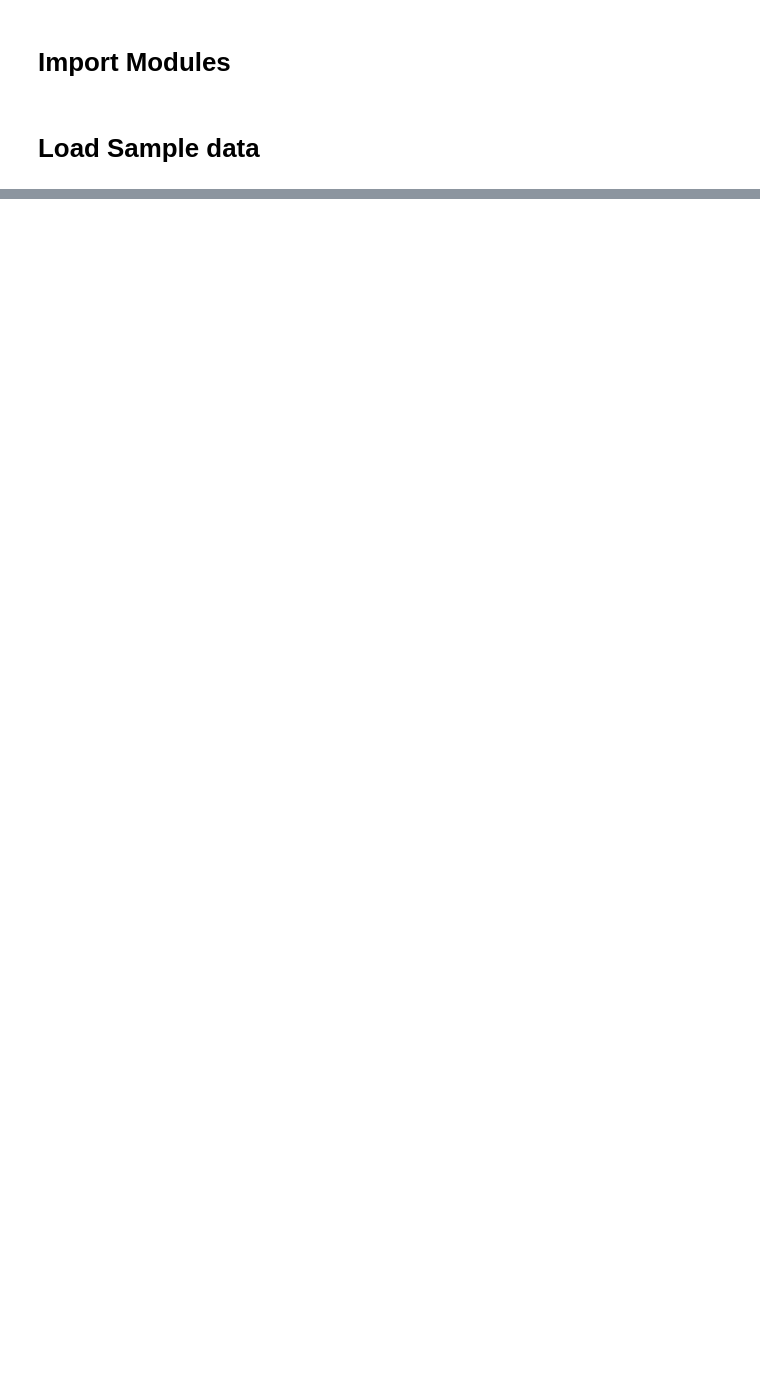
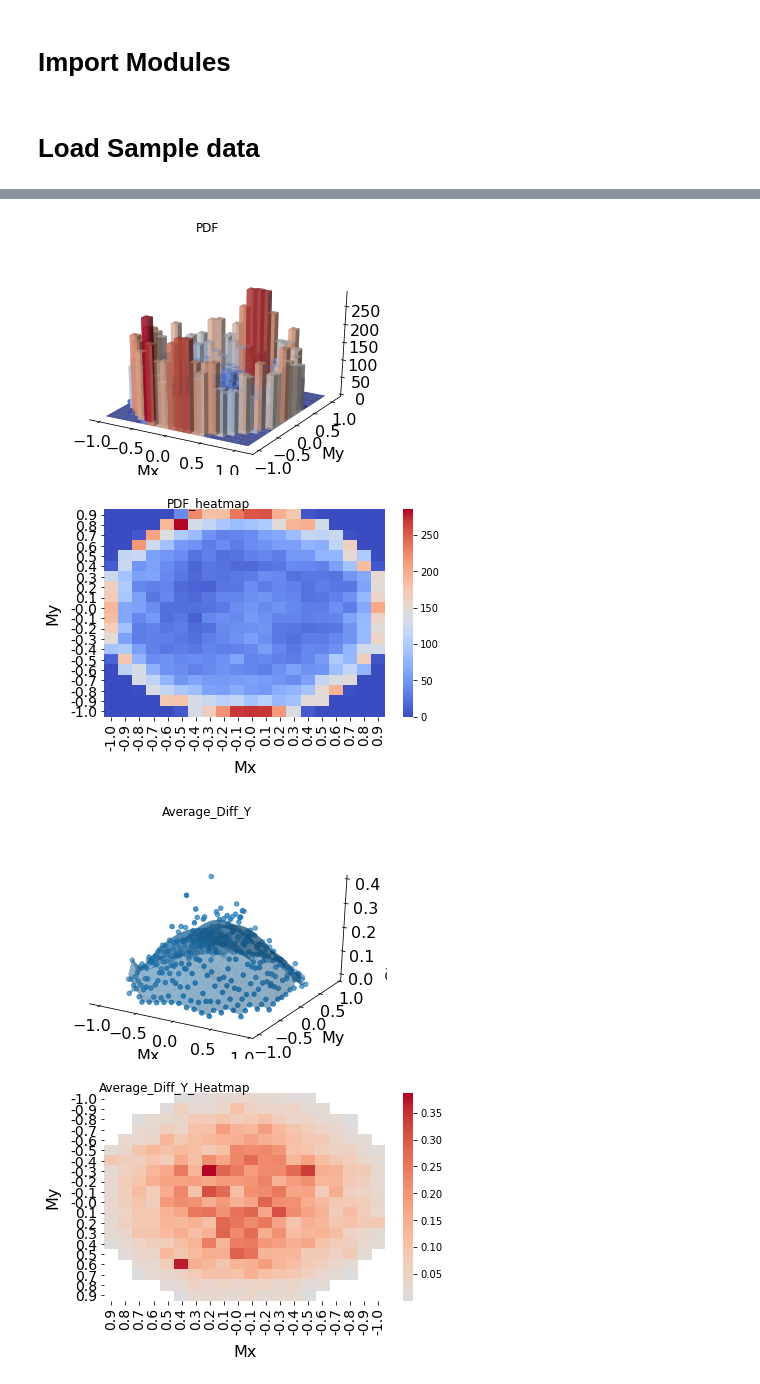
Before and after one commit to tee-lab/PyDaddy, a Jupyter notebook: notebooks/pyFish Vector Test.ipynb, the cells around one changed output, grey strips where cells are left out. Cells and saved outputs as stored; diff of their text form; code cells hidden in the pictures; blank space fills up the shorter version.

```diff
--- a/notebooks/pyFish Vector Test.ipynb
+++ b/notebooks/pyFish Vector Test.ipynb
@@ -112,0 +9,5 @@ out.save_data()
+# %%
+data = load_sample_data('data/vector/vector_data.csv')
+vel_x = data[:,0]
+vel_y = data[:,1]
+tint = 0.12
@@ -112,0 +115,2 @@ out.save_data()
+# %%
+ch = Characterize([vel_x, vel_y], t=None, t_int=tint)
@@ -112,0 +238,7 @@ out.save_data()
+# %%
+ch.visualize(save=True)
+# %% [output]
+[figure, added]
+[figure, added]
+[figure, added]
+[figure, added]
```
Also changed, not shown: parts of 37 cells of this notebook, 3 other files.
